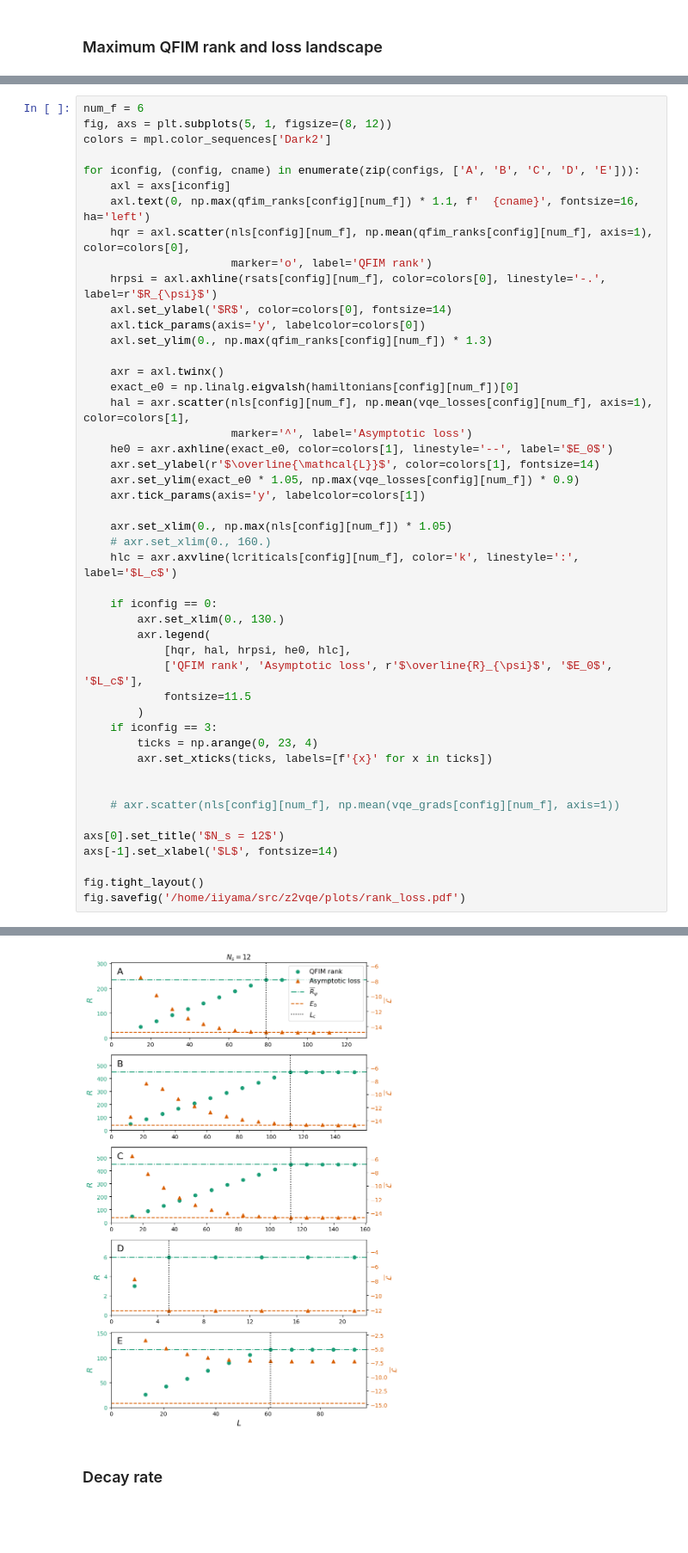
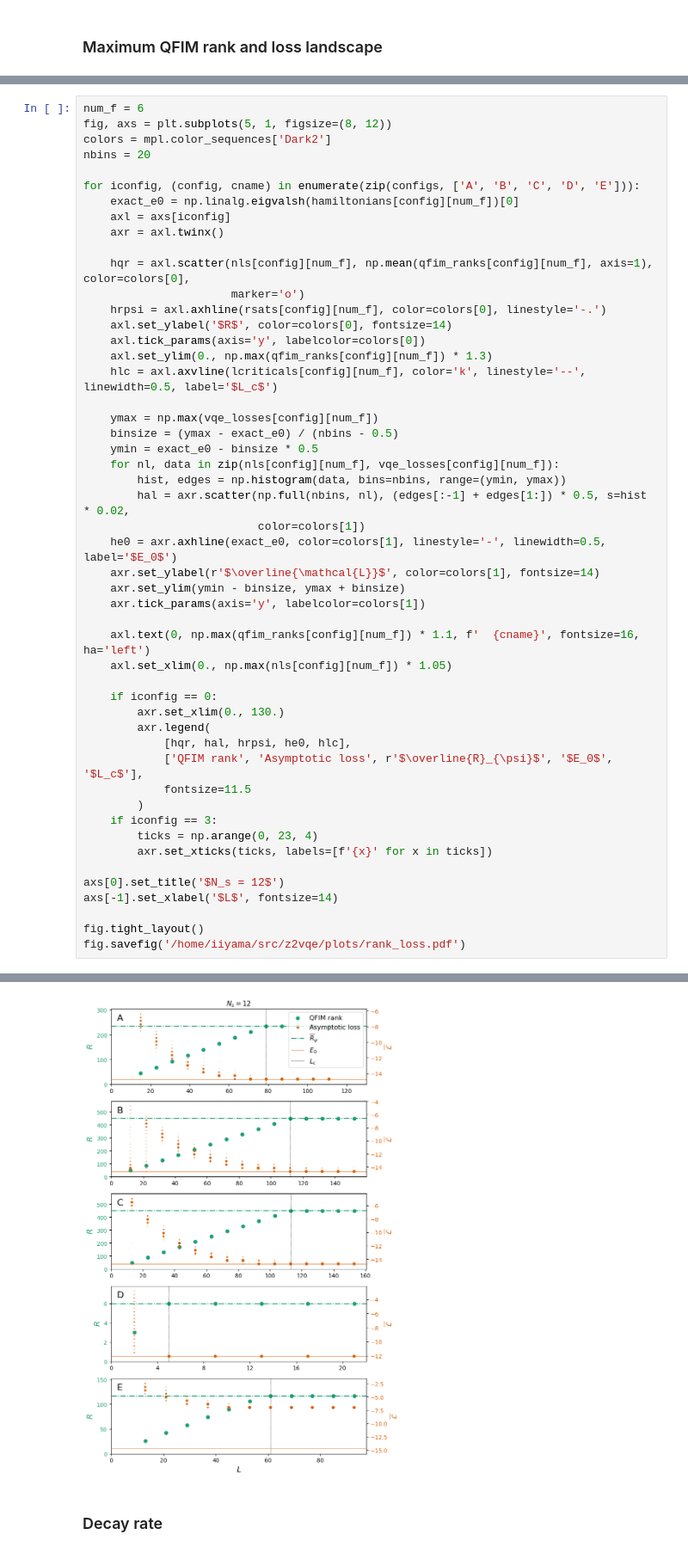
Before and after one commit to yiiyama/z2vqe, a Jupyter notebook: paper_plots.ipynb, the cells around one changed output, grey strips where cells are left out. Shown at 86% size. Cells and saved outputs as stored; diff of their text form; blank space fills up the shorter version.

```diff
--- a/paper_plots.ipynb
+++ b/paper_plots.ipynb
@@ -344,54 +364,57 @@ for config in configs:
 num_f = 6
 fig, axs = plt.subplots(5, 1, figsize=(8, 12))
 colors = mpl.color_sequences['Dark2']
+nbins = 20
 
 for iconfig, (config, cname) in enumerate(zip(configs, ['A', 'B', 'C', 'D', 'E'])):
+    exact_e0 = np.linalg.eigvalsh(hamiltonians[config][num_f])[0]
     axl = axs[iconfig]
-    axl.text(0, np.max(qfim_ranks[config][num_f]) * 1.1, f'  {cname}', fontsize=16, ha='left')
+    axr = axl.twinx()
+
     hqr = axl.scatter(nls[config][num_f], np.mean(qfim_ranks[config][num_f], axis=1), color=colors[0],
-                      marker='o', label='QFIM rank')
-    hrpsi = axl.axhline(rsats[config][num_f], color=colors[0], linestyle='-.', label=r'$R_{\psi}$')
+                      marker='o')
+    hrpsi = axl.axhline(rsats[config][num_f], color=colors[0], linestyle='-.')
     axl.set_ylabel('$R$', color=colors[0], fontsize=14)
     axl.tick_params(axis='y', labelcolor=colors[0])
     axl.set_ylim(0., np.max(qfim_ranks[config][num_f]) * 1.3)
+    hlc = axl.axvline(lcriticals[config][num_f], color='k', linestyle='--', linewidth=0.5, label='$L_c$')
 
-    axr = axl.twinx()
-    exact_e0 = np.linalg.eigvalsh(hamiltonians[config][num_f])[0]
-    hal = axr.scatter(nls[config][num_f], np.mean(vqe_losses[config][num_f], axis=1), color=colors[1],
-                      marker='^', label='Asymptotic loss')
-    he0 = axr.axhline(exact_e0, color=colors[1], linestyle='--', label='$E_0$')
+    ymax = np.max(vqe_losses[config][num_f])
+    binsize = (ymax - exact_e0) / (nbins - 0.5)
+    ymin = exact_e0 - binsize * 0.5
+    for nl, data in zip(nls[config][num_f], vqe_losses[config][num_f]):
+        hist, edges = np.histogram(data, bins=nbins, range=(ymin, ymax))
+        hal = axr.scatter(np.full(nbins, nl), (edges[:-1] + edges[1:]) * 0.5, s=hist * 0.02,
+                          color=colors[1])
+    he0 = axr.axhline(exact_e0, color=colors[1], linestyle='-', linewidth=0.5, label='$E_0$')
     axr.set_ylabel(r'$\overline{\mathcal{L}}$', color=colors[1], fontsize=14)
-    axr.set_ylim(exact_e0 * 1.05, np.max(vqe_losses[config][num_f]) * 0.9)
+    axr.set_ylim(ymin - binsize, ymax + binsize)
     axr.tick_params(axis='y', labelcolor=colors[1])
 
-    axr.set_xlim(0., np.max(nls[config][num_f]) * 1.05)
-    # axr.set_xlim(0., 160.)
-    hlc = axr.axvline(lcriticals[config][num_f], color='k', linestyle=':', label='$L_c$')
+    axl.text(0, np.max(qfim_ranks[config][num_f]) * 1.1, f'  {cname}', fontsize=16, ha='left')
+    axl.set_xlim(0., np.max(nls[config][num_f]) * 1.05)
 
     if iconfig == 0:
         axr.set_xlim(0., 130.)
         axr.legend(
             [hqr, hal, hrpsi, he0, hlc],
             ['QFIM rank', 'Asymptotic loss', r'$\overline{R}_{\psi}$', '$E_0$', '$L_c$'],
             fontsize=11.5
         )
     if iconfig == 3:
         ticks = np.arange(0, 23, 4)
         axr.set_xticks(ticks, labels=[f'{x}' for x in ticks])
 
-
-    # axr.scatter(nls[config][num_f], np.mean(vqe_grads[config][num_f], axis=1))
-
 axs[0].set_title('$N_s = 12$')
 axs[-1].set_xlabel('$L$', fontsize=14)
 
 fig.tight_layout()
 fig.savefig('/home/iiyama/src/z2vqe/plots/rank_loss.pdf')
 # %% [output]
 INFO:matplotlib.mathtext:Substituting symbol L from STIXNonUnicode
 INFO:matplotlib.mathtext:Substituting symbol L from STIXNonUnicode
 INFO:matplotlib.mathtext:Substituting symbol L from STIXNonUnicode
 INFO:matplotlib.mathtext:Substituting symbol L from STIXNonUnicode
-[figure, old version]
+[figure, new version]
 # %% [markdown]
 ### Decay rate
```
Also changed, not shown: parts of 37 cells of this notebook.
